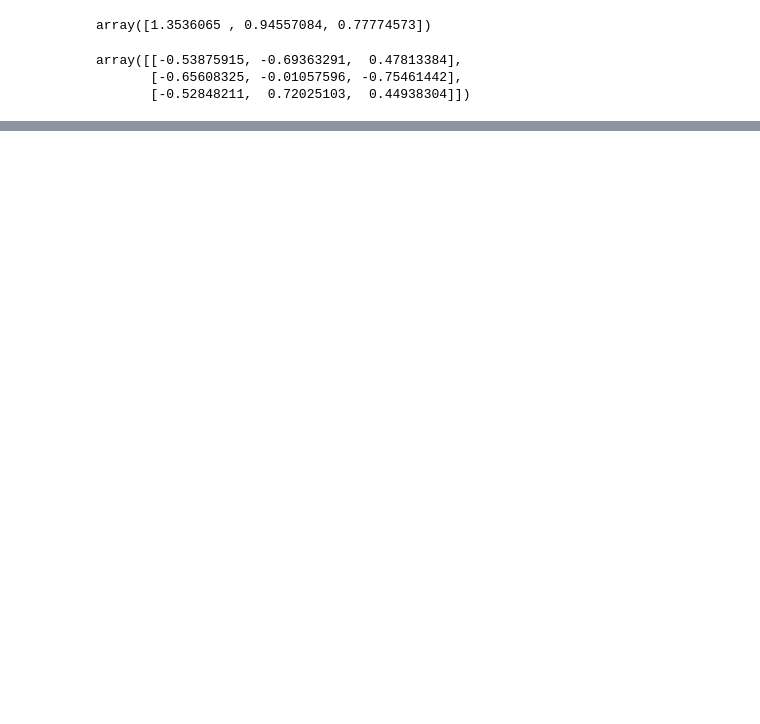
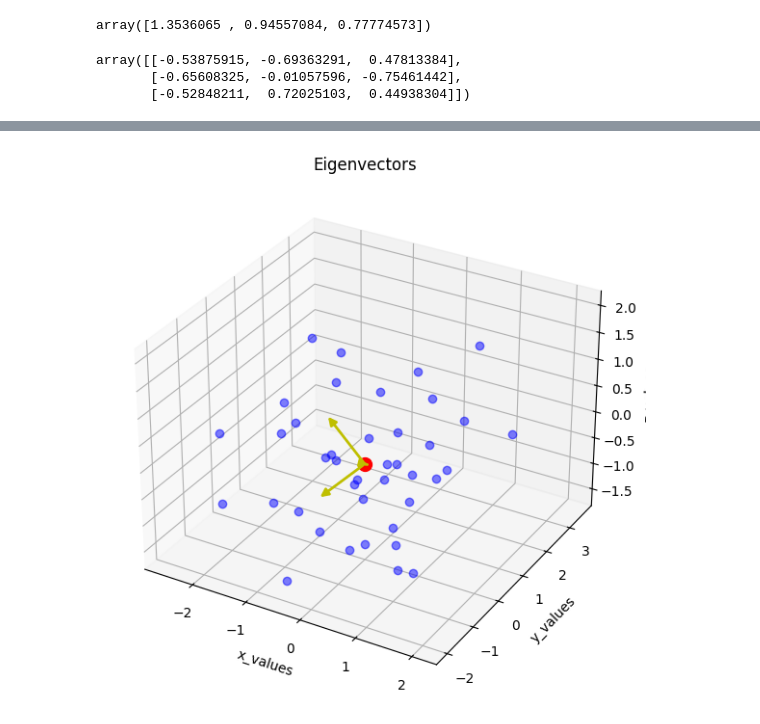
Before and after one commit to GautamKr2/Machine_Learning, a Jupyter notebook: PCA.ipynb, the cells around one changed output, grey strips where cells are left out. Drawn from its saved outputs; the diff is of its cells as text; code cells hidden in the pictures; blank space fills up the shorter version.

```diff
--- a/PCA.ipynb
+++ b/PCA.ipynb
@@ -75,0 +124,3 @@ Covariance Matrix:
+# %%
+cov_mat = df.iloc[:,:3].cov()
+# covariance_matrix = np.cov([df.iloc[:,0],df.iloc[:,1],df.iloc[:,2]])
@@ -76,6 +138,5 @@ Covariance Matrix:
 # %%
-# Step 3 - Finding EV and EVs
-eigen_values, eigen_vectors = np.linalg.eig(covariance_matrix)
+eigen_values, eigen_vectors = np.linalg.eig(cov_mat)
 # %%
 eigen_values
 # %% [output]
@@ -128,0 +152,77 @@ AttributeError: 'Arrow3D' object has no attribute 'do_3d_projection'
+# %%
+%pylab inline
+
+from matplotlib import pyplot as plt
+from mpl_toolkits.mplot3d import Axes3D
+from mpl_toolkits.mplot3d import proj3d
+from matplotlib.patches import FancyArrowPatch  # 2-D arrow maker class
+
+
+class Arrow3D(FancyArrowPatch):  # making custom class, and inherite FancyArrowPatch class
+
+    def __init__(self, xs, ys, zs, *args, **kwargs):
+        super().__init__((0, 0), (0, 0), *args, **kwargs)
+        self._verts3d = xs, ys, zs
+
+    def do_3d_projection(self, renderer=None):
+        xs3d, ys3d, zs3d = self._verts3d
+        return np.min(zs3d)
+
+    def draw(self, renderer):
+        xs3d, ys3d, zs3d = self._verts3d
+
+        xs, ys, zs = proj3d.proj_transform(
+            xs3d, ys3d, zs3d, ax.get_proj()
+        )
+
+        self.set_positions((xs[0], ys[0]), (xs[1], ys[1]))
+        super().draw(renderer)
+
+
+fig = plt.figure(figsize=(7,7))
+ax = fig.add_subplot(111, projection='3d')
+
+# plotting points
+ax.plot(
+    df['feature1'],
+    df['feature2'],
+    df['feature3'],
+    'o',
+    markersize=6,
+    color='blue',
+    alpha=0.5
+)
+
+# mean point
+ax.plot(
+    [df['feature1'].mean()],
+    [df['feature2'].mean()],
+    [df['feature3'].mean()],
+    'o',
+    markersize=10,
+    color='red'
+)
+
+# eigen vectors
+for v in eigen_vectors.T:  # Transpose of eigen_vectors
+
+    a = Arrow3D(
+        [df['feature1'].mean(), df['feature1'].mean() + v[0]],  # Passing starting, and ending point of arrow
+        [df['feature2'].mean(), df['feature2'].mean() + v[1]],
+        [df['feature3'].mean(), df['feature3'].mean() + v[2]],
+        mutation_scale=12,  # Head size of arrow
+        lw=2,  # Line width of arrow
+        arrowstyle="-|>",  # Arrow shape
+        color="y"  #  Arrow colour
+    )
+
+    ax.add_artist(a)  # Added this arrow to axis
+
+ax.set_xlabel('x_values')
+ax.set_ylabel('y_values')
+ax.set_zlabel('z_values')
+
+plt.title('Eigenvectors')
+
+plt.show()
+# %% [output]
@@ -128,0 +231 @@ AttributeError: 'Arrow3D' object has no attribute 'do_3d_projection'
+[figure, added]
```
Also changed, not shown: parts of 29 cells of this notebook.
